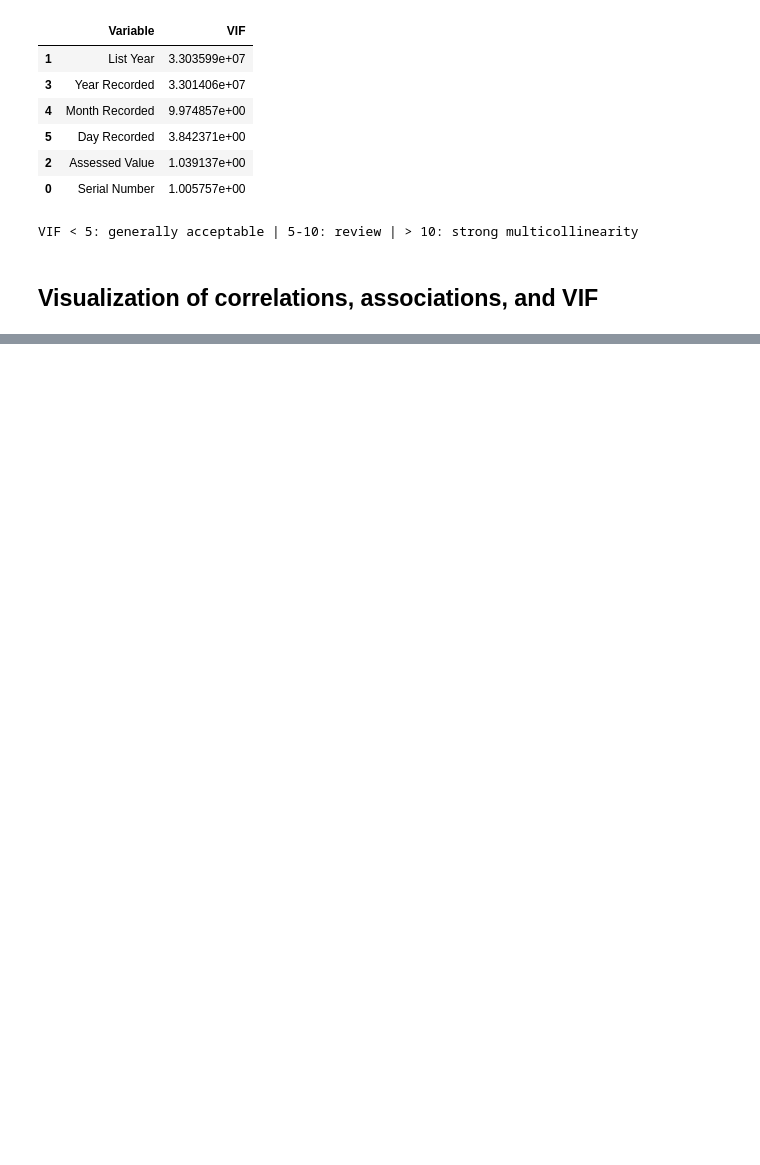
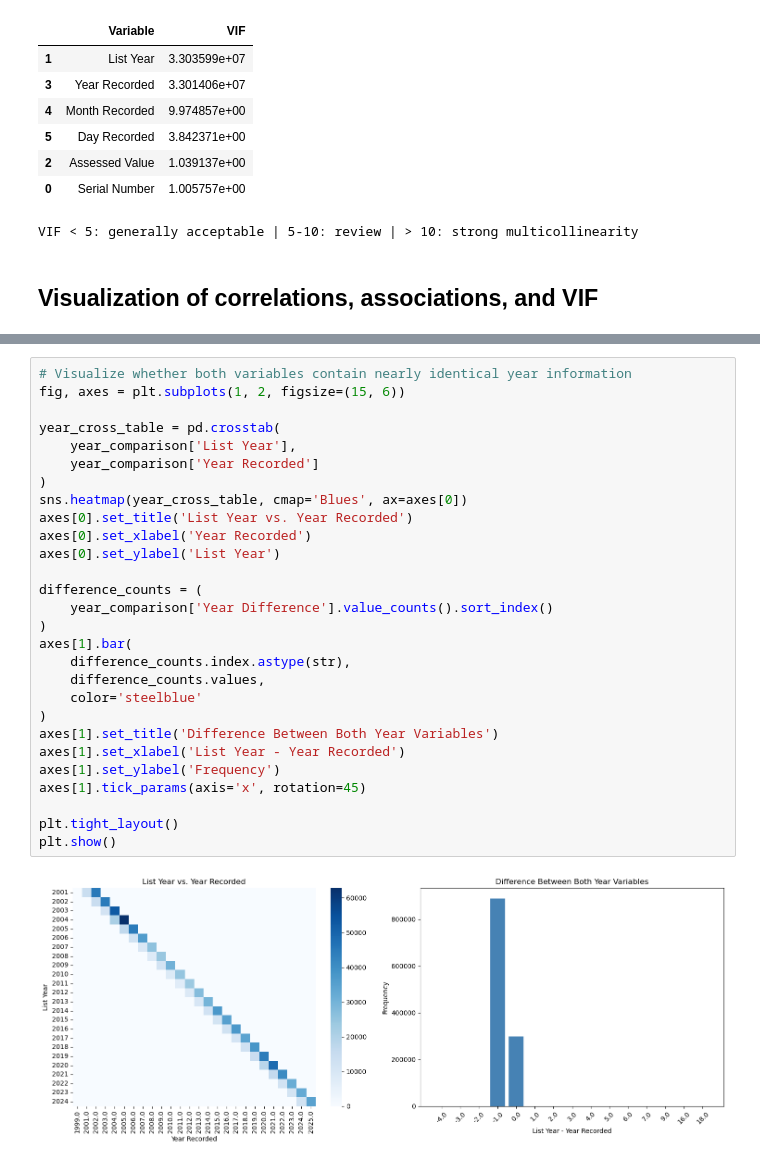
Before and after one commit to SSloan07/ValuingH0M3, a Jupyter notebook: ValuingH0M3.ipynb, the cells around one changed output, grey strips where cells are left out. Cells and saved outputs as stored; diff of their text form; blank space fills up the shorter version.

```diff
--- a/ValuingH0M3.ipynb
+++ b/ValuingH0M3.ipynb
@@ -842,0 +924,30 @@ plt.show()
+# %%
+# Visualize whether both variables contain nearly identical year information
+fig, axes = plt.subplots(1, 2, figsize=(15, 6))
+
+year_cross_table = pd.crosstab(
+    year_comparison['List Year'],
+    year_comparison['Year Recorded']
+)
+sns.heatmap(year_cross_table, cmap='Blues', ax=axes[0])
+axes[0].set_title('List Year vs. Year Recorded')
+axes[0].set_xlabel('Year Recorded')
+axes[0].set_ylabel('List Year')
+
+difference_counts = (
+    year_comparison['Year Difference'].value_counts().sort_index()
+)
+axes[1].bar(
+    difference_counts.index.astype(str),
+    difference_counts.values,
+    color='steelblue'
+)
+axes[1].set_title('Difference Between Both Year Variables')
+axes[1].set_xlabel('List Year - Year Recorded')
+axes[1].set_ylabel('Frequency')
+axes[1].tick_params(axis='x', rotation=45)
+
+plt.tight_layout()
+plt.show()
+# %% [output]
+[figure, added]
```
Also changed, not shown: parts of 13 cells of this notebook.
